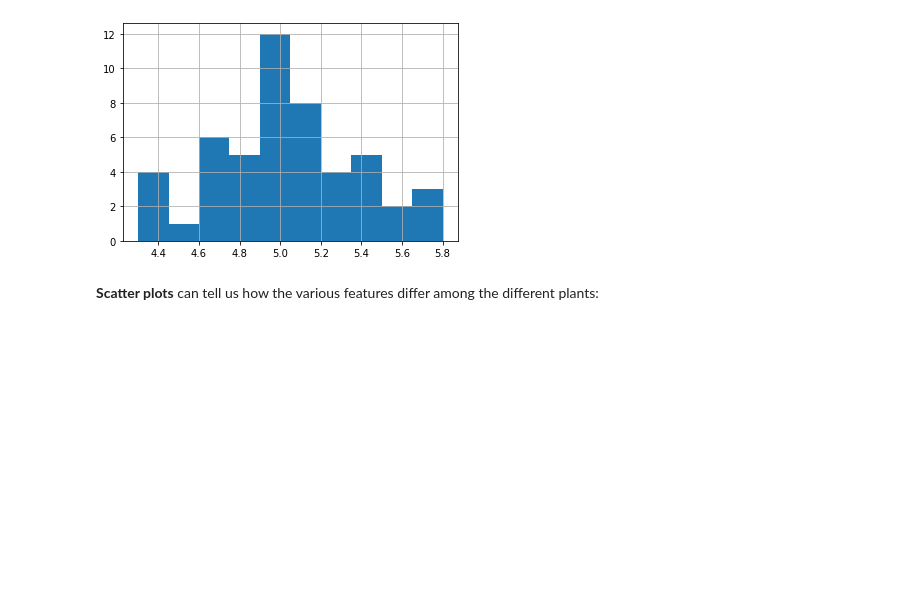
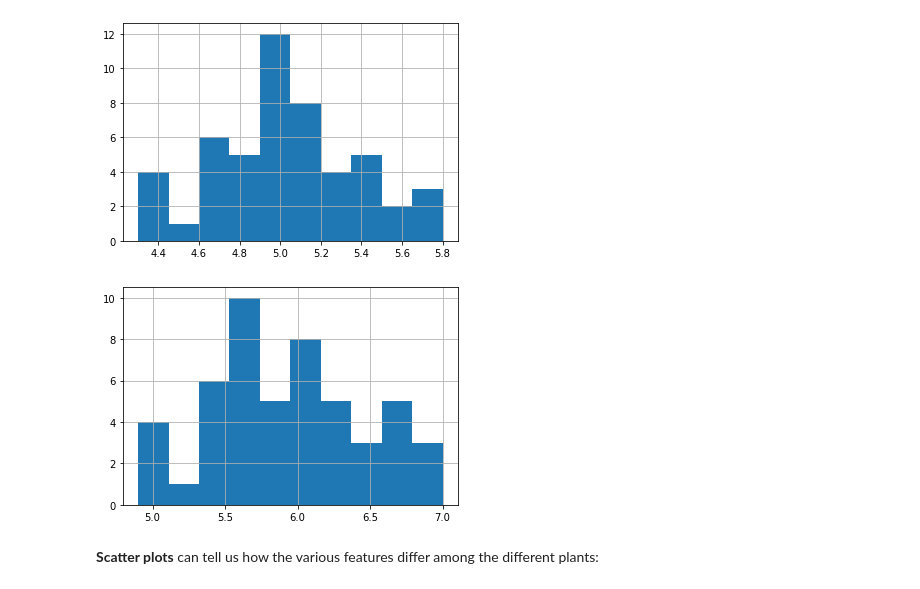
Before and after one commit to acnk72/DAT801-1, a Jupyter notebook: notebooks/1.0-first_examples_of_ML.ipynb, the cells around one changed output. Saved outputs shown, nothing was run; the diff lists cells and outputs as text; code cells hidden in the pictures; blank space fills up the shorter version.

```diff
--- a/notebooks/1.0-first_examples_of_ML.ipynb
+++ b/notebooks/1.0-first_examples_of_ML.ipynb
@@ -196,6 +196,13 @@ iris_df[feat][iris_df['label'] == plant].hist()
 plt.show()
 # %% [output]
 [figure]
+# %%
+# The distribution of sepal lengths for a specified plant
+plant = 1 # Iris-Setosa
+iris_df[feat][iris_df['label'] == plant].hist()
+plt.show()
+# %% [output]
+[figure, added]
 # %% [markdown]
 **Scatter plots** can tell us how the various features differ among the different plants:
 # %%
```
Also changed, not shown: parts of 3 cells of this notebook.
